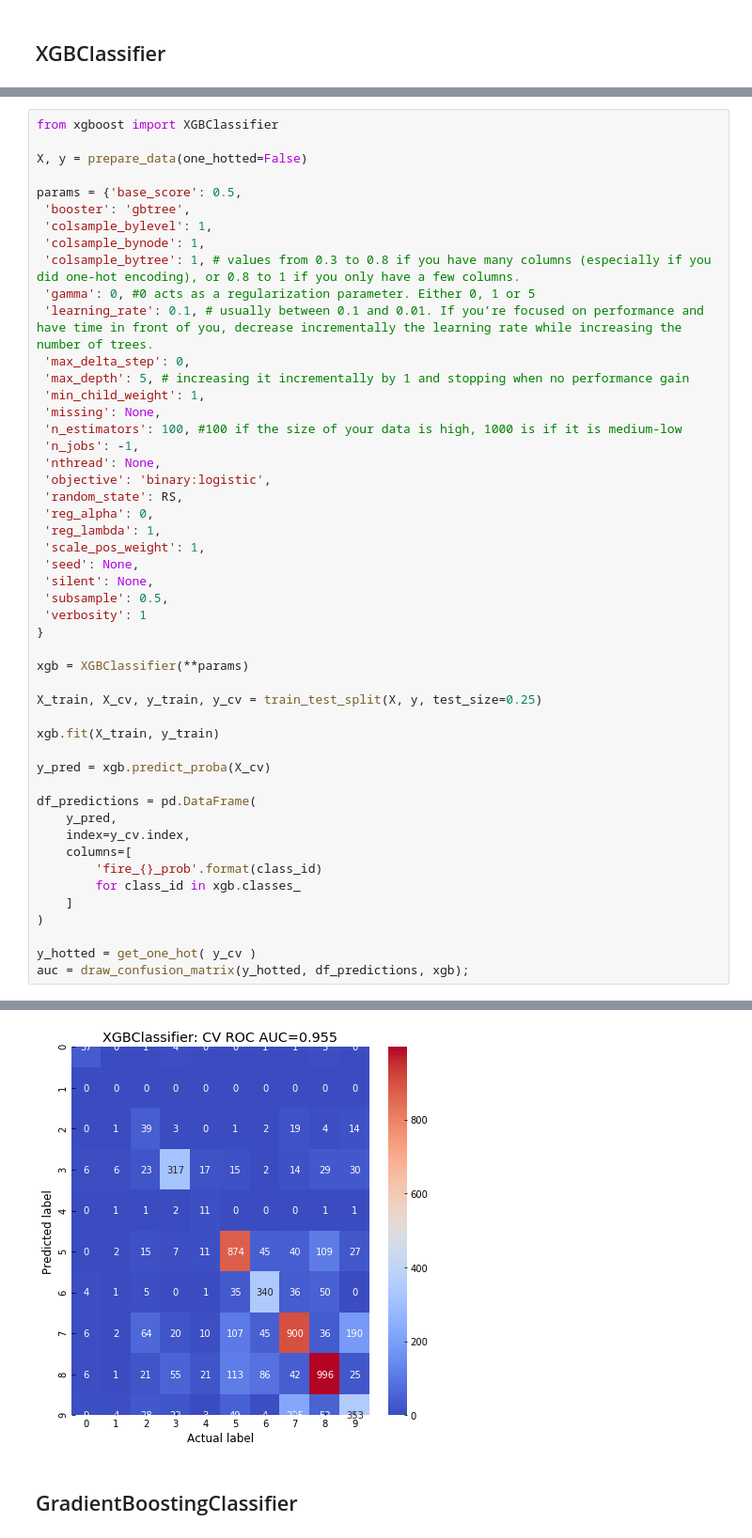
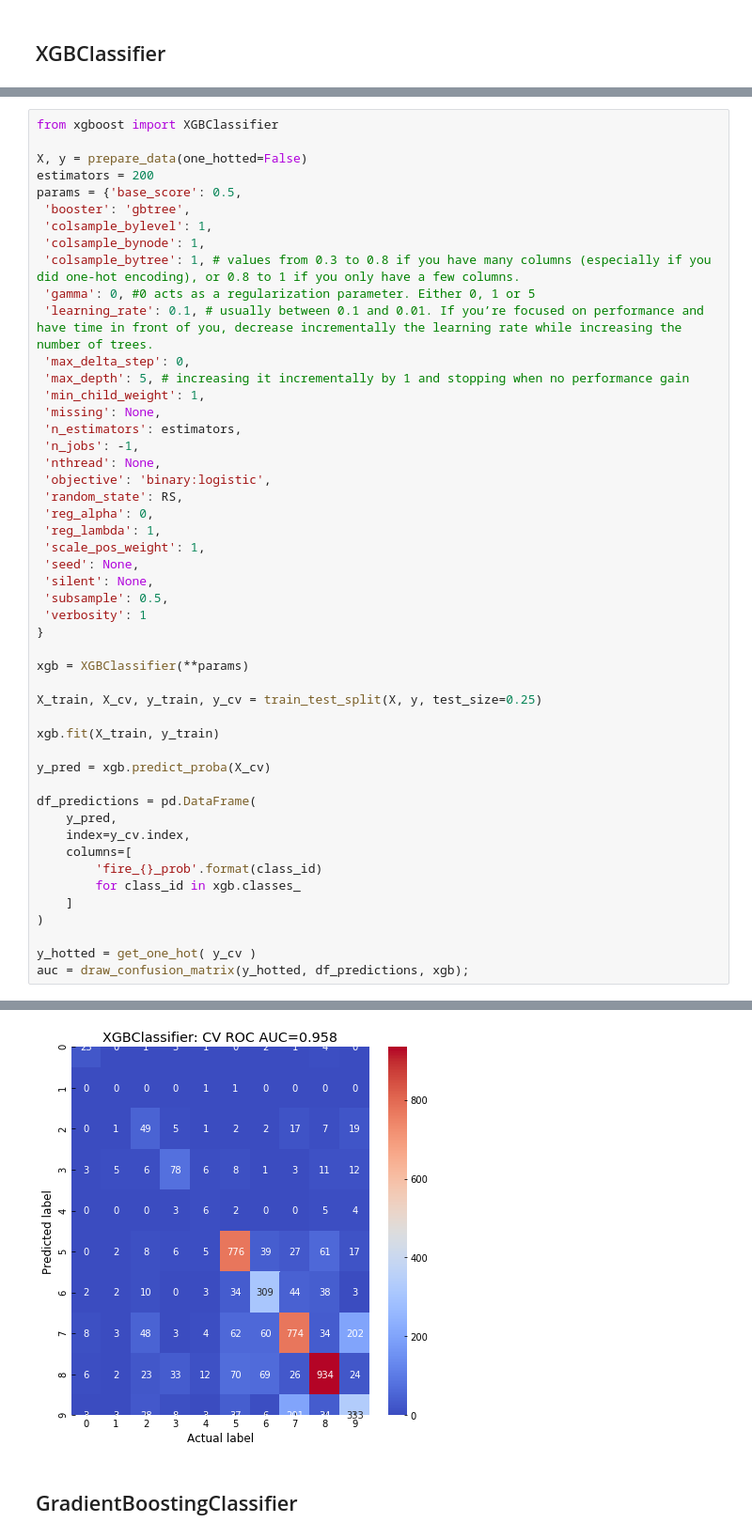
Before and after one commit to andygoosh/wildfire.sberbank.ai, a Jupyter notebook: workinprogress.ipynb, the cells around one changed output, grey strips where cells are left out. Shown at 94% size. Cells and saved outputs as stored; diff of their text form.

```diff
--- a/workinprogress.ipynb
+++ b/workinprogress.ipynb
@@ -526,7 +526,7 @@ print(auc)
 from xgboost import XGBClassifier
 
 X, y = prepare_data(one_hotted=False)
-
+estimators = 200
 params = {'base_score': 0.5,
  'booster': 'gbtree',
  'colsample_bylevel': 1,
@@ -538,7 +538,7 @@ params = {'base_score': 0.5,
  'max_depth': 5, # increasing it incrementally by 1 and stopping when no performance gain
  'min_child_weight': 1,
  'missing': None,
- 'n_estimators': 100, #100 if the size of your data is high, 1000 is if it is medium-low
+ 'n_estimators': estimators,
  'n_jobs': -1,
  'nthread': None,
  'objective': 'binary:logistic',
@@ -579,4 +579,4 @@ XGBClassifier: CV ROC AUC=0.955
-[figure, old version]
+[figure, new version]
 # %% [markdown]
 ## GradientBoostingClassifier
 # %%
```
Also changed, not shown: parts of 8 cells of this notebook.
